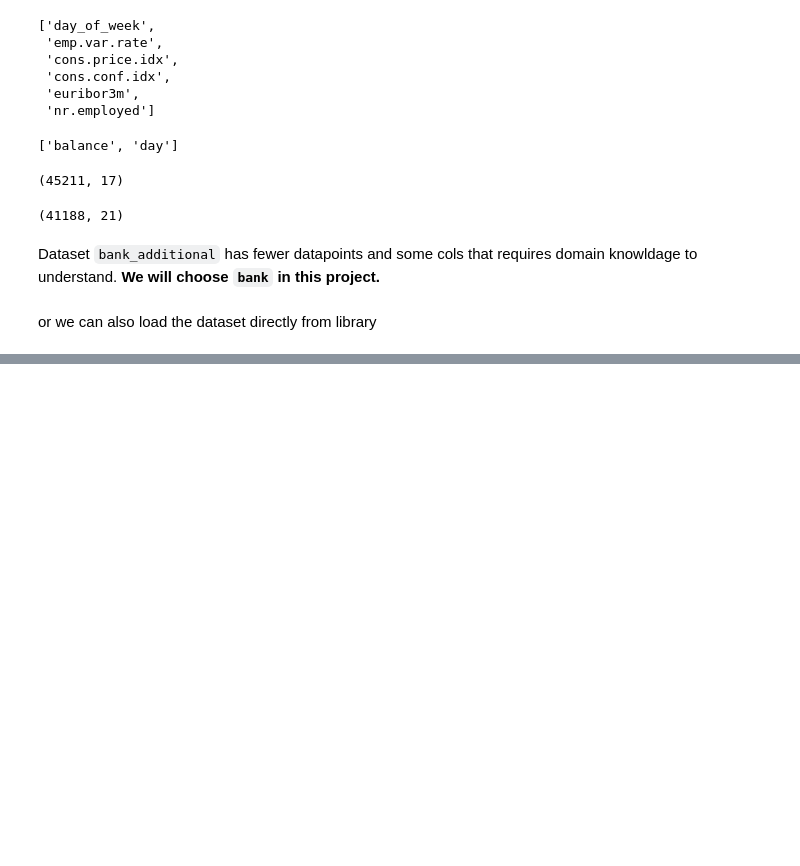
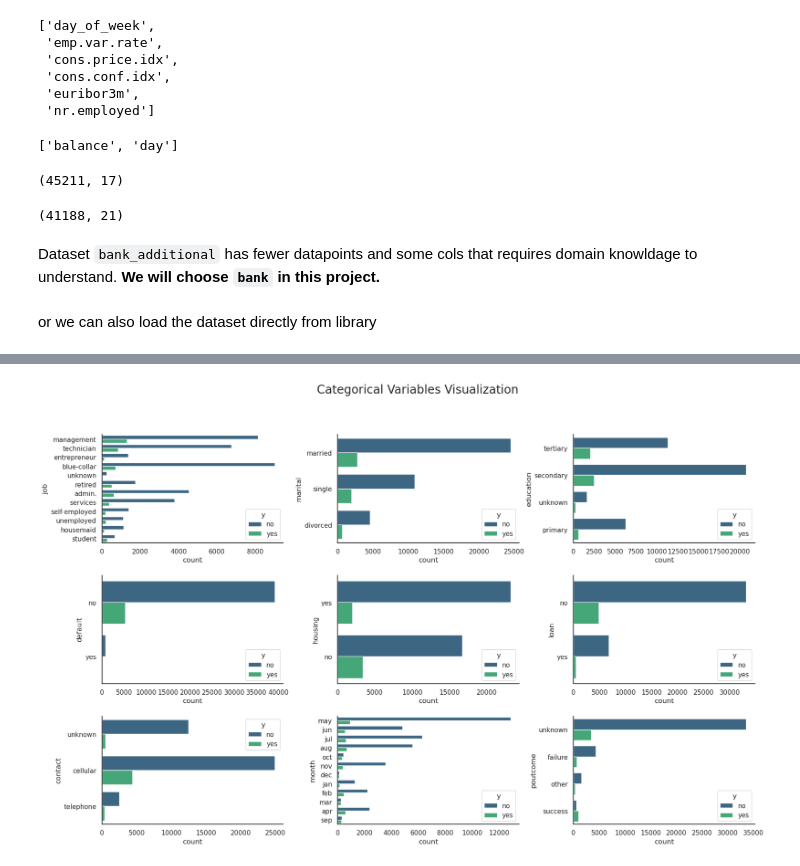
Before and after one commit to UBC-MDS/bank-marketing-analysis, a Jupyter notebook: EDA.ipynb, the cells around one changed output, grey strips where cells are left out. Drawn from its saved outputs; the diff is of its cells as text; code cells hidden in the pictures; blank space fills up the shorter version.

Commit message:
add basic eda for categorical and numerical features

```diff
--- a/EDA.ipynb
+++ b/EDA.ipynb
@@ -76,0 +127,6 @@ or we can also load the dataset directly from library
+# %%
+bank_train, bank_test = train_test_split(bank
+                                        , test_size=0.2
+                                        , random_state=random_state
+                                        , stratify=bank.y
+                                        )
@@ -76,0 +144,3 @@ or we can also load the dataset directly from library
+# %%
+for i in list(bank_train.columns):
+    print(f"{i:<10}->  {bank_train[i].nunique():<5} unique values")
@@ -76,0 +165,20 @@ or we can also load the dataset directly from library
+# %%
+bank_int = list(bank_train.select_dtypes(include = ['int64']).columns)
+bank_str = list(bank_train.select_dtypes(include = ['object']).columns)
+# bank_str.remove("y")
+bank_categorical = bank_str+['day']
+# %%
+fig, axes = plt.subplots(3, 3, figsize=(20, 12))
+plt.suptitle('Categorical Variables Visualization', fontsize=20)
+plt.subplots_adjust(left=None, bottom=None, right=None, top=None, wspace=0.3, hspace=0.3)
+for i, ax in enumerate(axes.ravel()):
+    if i > 9:
+        ax.set_visible(False)
+        continue
+    sns.set_theme(style="white")
+    sns.countplot(y = bank_str[i], data = bank_train, hue='y', ax = ax, palette="viridis")
+    sns.despine()
+
+plt.show()
+# %% [output]
+[figure, added]
```
Also changed, not shown: parts of 16 cells of this notebook.
